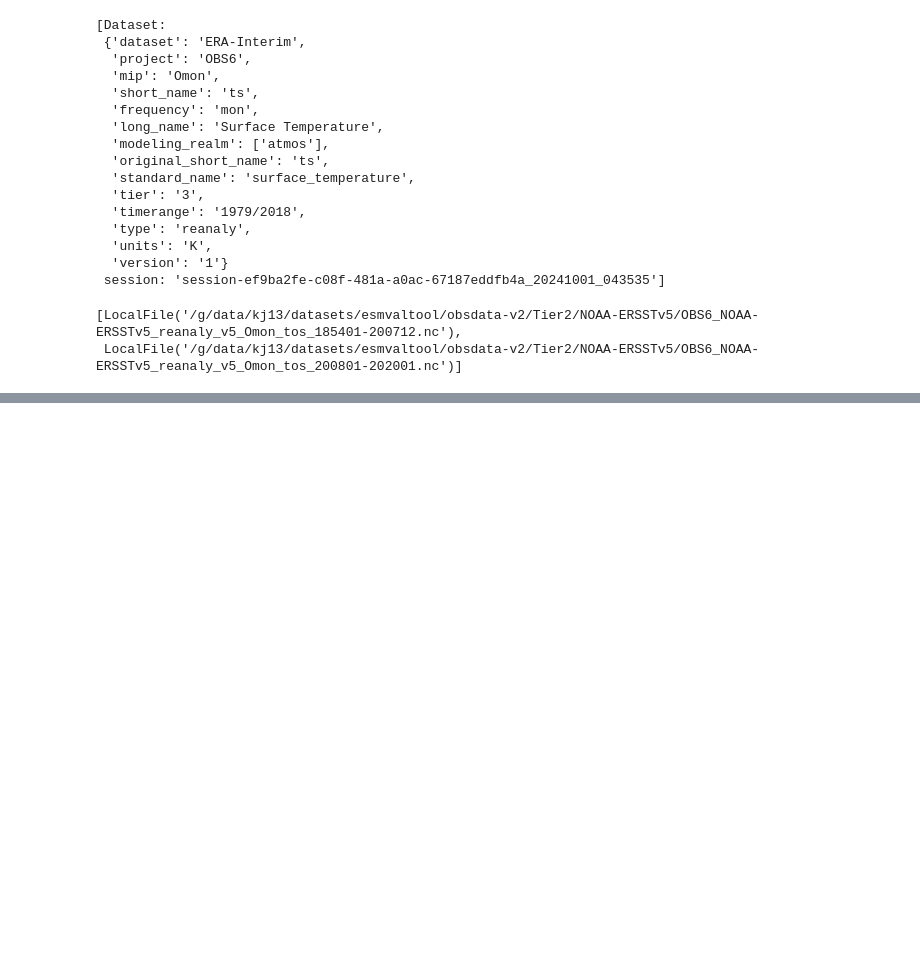
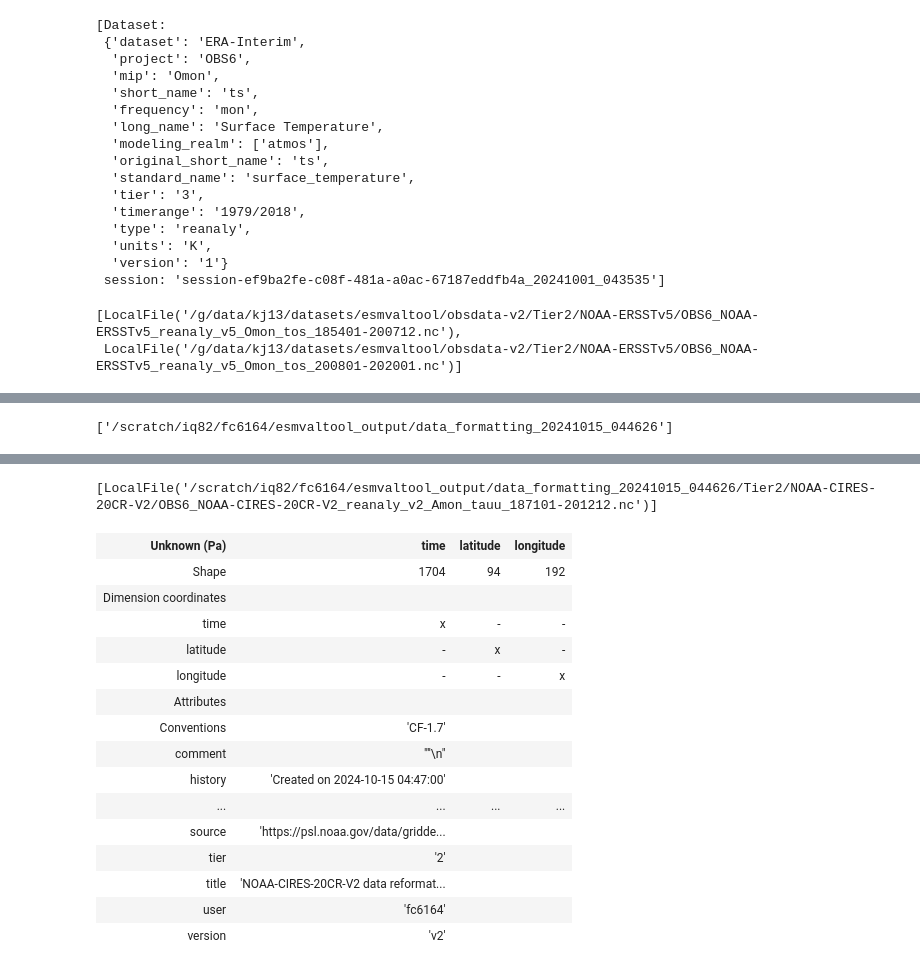
Before and after one commit to ACCESS-NRI/ENSO_recipes, a Jupyter notebook: fc/Observations.ipynb, the cells around one changed output, grey strips where cells are left out. Saved outputs shown, nothing was run; the diff lists cells and outputs as text; code cells hidden in the pictures; blank space fills up the shorter version.

```diff
--- a/fc/Observations.ipynb
+++ b/fc/Observations.ipynb
@@ -176,0 +220,8 @@ qplt.plot(dataout)
+# %%
+import os
+rawpath = '/scratch/iq82/fc6164/esmvaltool_output/climate_data/Tier2/NOAA-CIRES-20CR-V2/surface_gauss'
+filels =[]
+for filename in os.listdir(rawpath):
+    filels.append(os.path.join(rawpath, filename))
+cbls = iris.load(filels)
+cbls
@@ -176,0 +241,16 @@ qplt.plot(dataout)
+# %%
+import iris
+# CFG['rootpath']['OBS6'] = [r"/scratch/iq82/fc6164/esmvaltool_output/data_formatting_20241007_233937"]
+CFG['rootpath']['OBS6'] = [r"/scratch/iq82/fc6164/esmvaltool_output/data_formatting_20241015_044626"]
+# CFG['rootpath']['OBS6'] = [r"/scratch/iq82/fc6164/esmvaltool_output/data_formatting_20241015_223520"]
+CFG['rootpath']['OBS6']
+# %% [output]
+['/scratch/iq82/fc6164/esmvaltool_output/data_formatting_20241015_044626']
+# %%
+obs = Dataset(dataset='NOAA-CIRES-20CR-V2',project= 'OBS6', mip= 'Amon', tier='*', #''
+         type= 'reanaly', version= '*', start_year= '1910', end_year= '2012', short_name='tauu')
+print(obs.files)
+cube = obs.load()
+cube.attributes, cube.long_name
+iris.load(obs.files[0])
+# %% [output]
@@ -176,0 +261,17 @@ qplt.plot(dataout)
+[LocalFile('/scratch/iq82/fc6164/esmvaltool_output/data_formatting_20241015_044626/Tier2/NOAA-CIRES-20CR-V2/OBS6_NOAA-CIRES-20CR-V2_reanaly_v2_Amon_tauu_187101-201212.nc')]
+| Unknown (Pa) | time | latitude | longitude |
+| Shape | 1704 | 94 | 192 |
+| Dimension coordinates |  |  |  |
+| time | x | - | - |
+| latitude | - | x | - |
+| longitude | - | - | x |
+| Attributes |  |  |  |
+| Conventions | 'CF-1.7' |  |  |
+| comment | "''\n" |  |  |
+| history | 'Created on 2024-10-15 04:47:00' |  |  |
+| ... | ... | ... | ... |
+| source | 'https://psl.noaa.gov/data/gridde... |  |  |
+| tier | '2' |  |  |
+| title | 'NOAA-CIRES-20CR-V2 data reformat... |  |  |
+| user | 'fc6164' |  |  |
+| version | 'v2' |  |  |
```
Also changed, not shown: parts of 9 cells of this notebook, 3 other files.
